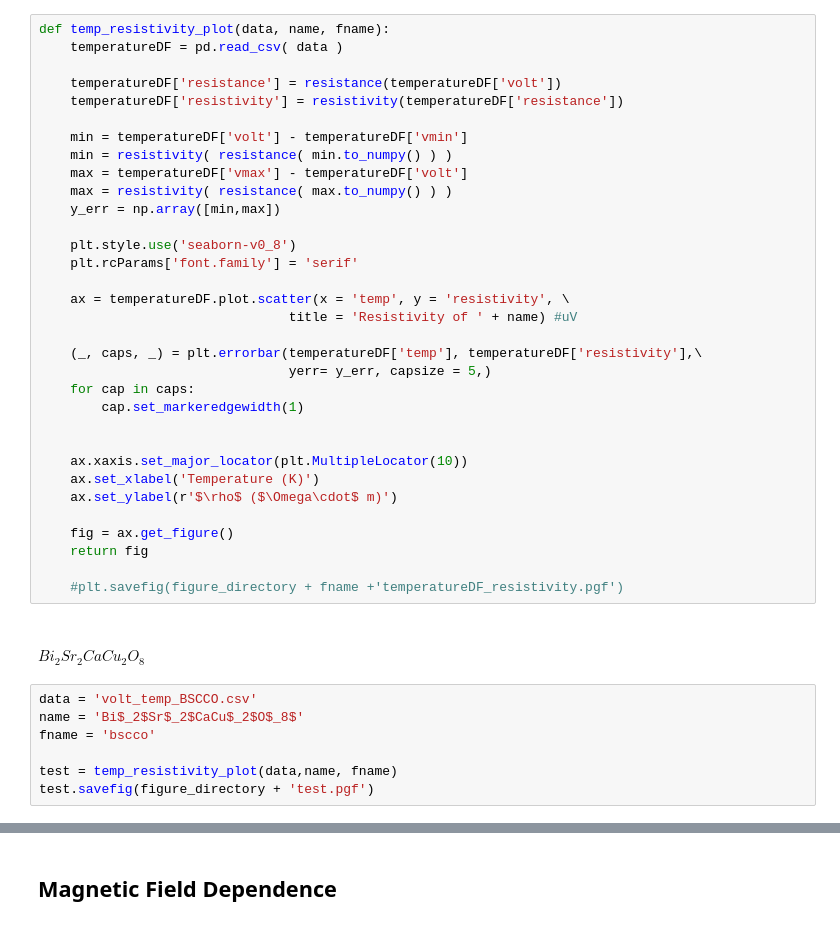
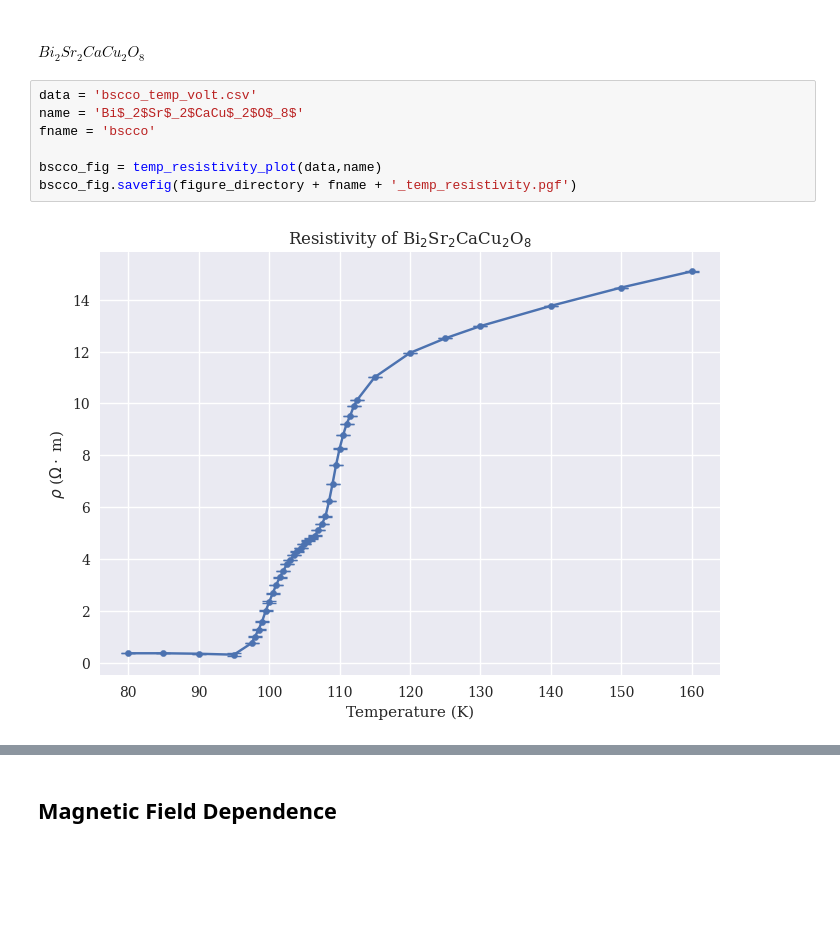
Before and after one commit to denzelayala1/lab-data-F23, a Jupyter notebook: superconductivity/analysis/dataSC.ipynb, the cells around one changed output, grey strips where cells are left out. Drawn from its saved outputs; the diff is of its cells as text; blank space fills up the shorter version.

```diff
--- a/superconductivity/analysis/dataSC.ipynb
+++ b/superconductivity/analysis/dataSC.ipynb
@@ -51,44 +128,13 @@ plt.savefig(figure_directory + 'lockin_frequency_dependence.pgf')
 # %% [markdown]
 ## Temperature Dependence
-# %%
-def temp_resistivity_plot(data, name, fname):
-    temperatureDF = pd.read_csv( data )
-
-    temperatureDF['resistance'] = resistance(temperatureDF['volt'])
-    temperatureDF['resistivity'] = resistivity(temperatureDF['resistance'])
-
-    min = temperatureDF['volt'] - temperatureDF['vmin']
-    min = resistivity( resistance( min.to_numpy() ) )
-    max = temperatureDF['vmax'] - temperatureDF['volt']
-    max = resistivity( resistance( max.to_numpy() ) )
-    y_err = np.array([min,max])
-
-    plt.style.use('seaborn-v0_8')
-    plt.rcParams['font.family'] = 'serif'
-
-    ax = temperatureDF.plot.scatter(x = 'temp', y = 'resistivity', \
-                                title = 'Resistivity of ' + name) #uV
-
-    (_, caps, _) = plt.errorbar(temperatureDF['temp'], temperatureDF['resistivity'],\
-                                yerr= y_err, capsize = 5,)
-    for cap in caps:
-        cap.set_markeredgewidth(1)
-
-
-    ax.xaxis.set_major_locator(plt.MultipleLocator(10))
-    ax.set_xlabel('Temperature (K)')
-    ax.set_ylabel(r'$\rho$ ($\Omega\cdot$ m)')
-
-    fig = ax.get_figure()
-    return fig
-
-    #plt.savefig(figure_directory + fname +'temperatureDF_resistivity.pgf')
 # %% [markdown]
 #### $Bi_2Sr_2CaCu_2O_8$
 # %%
-data = 'volt_temp_BSCCO.csv'
+data = 'bscco_temp_volt.csv'
 name = 'Bi$_2$Sr$_2$CaCu$_2$O$_8$'
 fname = 'bscco'
 
-test = temp_resistivity_plot(data,name, fname)
-test.savefig(figure_directory + 'test.pgf')
+bscco_fig = temp_resistivity_plot(data,name)
+bscco_fig.savefig(figure_directory + fname + '_temp_resistivity.pgf')
+# %% [output]
+[figure, added]
```
Also changed, not shown: parts of 12 cells of this notebook, 14 other files.
